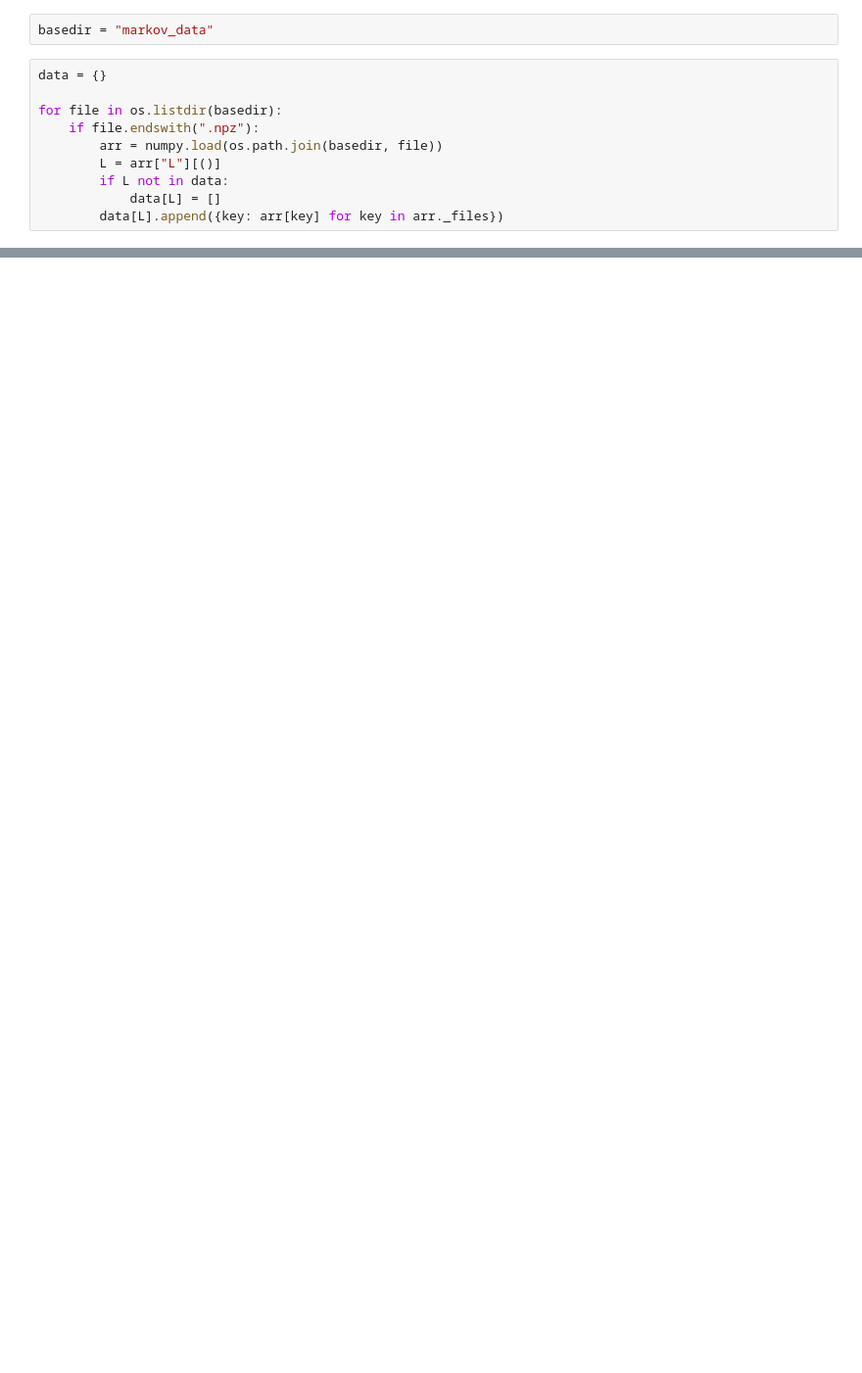
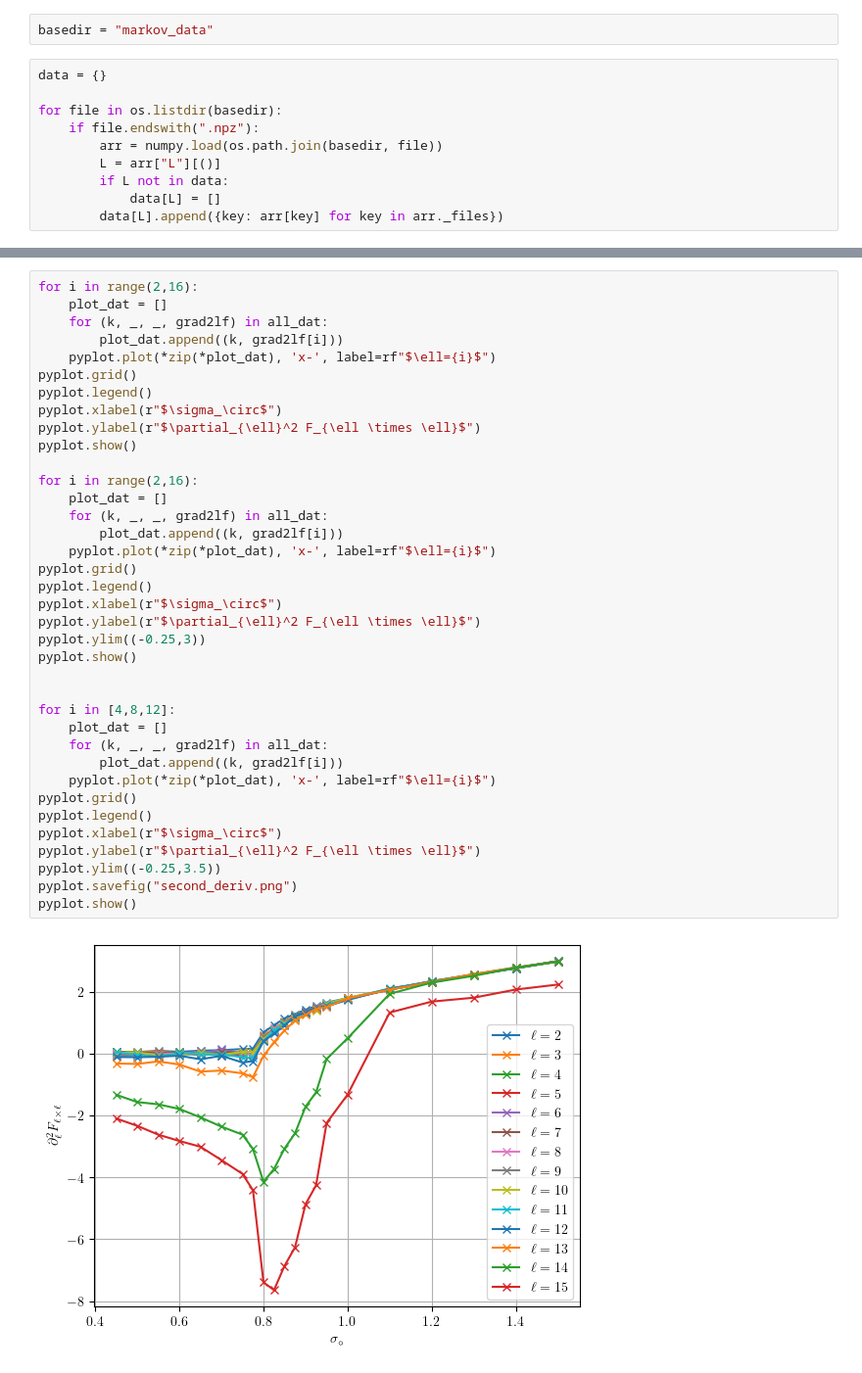
Before and after one commit to Renmusxd/GaugeTheoryRunner, a Jupyter notebook: jupyter/PlotMarkovLoopProbs.ipynb, the cells around one changed output, grey strips where cells are left out. Shown at 98% size. Cells and saved outputs as stored; diff of their text form; blank space fills up the shorter version.

```diff
--- a/jupyter/PlotMarkovLoopProbs.ipynb
+++ b/jupyter/PlotMarkovLoopProbs.ipynb
@@ -119,0 +156,39 @@ pyplot.show()
+# %%
+for i in range(2,16):
+    plot_dat = []
+    for (k, _, _, grad2lf) in all_dat:
+        plot_dat.append((k, grad2lf[i]))
+    pyplot.plot(*zip(*plot_dat), 'x-', label=rf"$\ell={i}$")
+pyplot.grid()
+pyplot.legend()
+pyplot.xlabel(r"$\sigma_\circ$")
+pyplot.ylabel(r"$\partial_{\ell}^2 F_{\ell \times \ell}$")
+pyplot.show()
+
+for i in range(2,16):
+    plot_dat = []
+    for (k, _, _, grad2lf) in all_dat:
+        plot_dat.append((k, grad2lf[i]))
+    pyplot.plot(*zip(*plot_dat), 'x-', label=rf"$\ell={i}$")
+pyplot.grid()
+pyplot.legend()
+pyplot.xlabel(r"$\sigma_\circ$")
+pyplot.ylabel(r"$\partial_{\ell}^2 F_{\ell \times \ell}$")
+pyplot.ylim((-0.25,3))
+pyplot.show()
+
+
+for i in [4,8,12]:
+    plot_dat = []
+    for (k, _, _, grad2lf) in all_dat:
+        plot_dat.append((k, grad2lf[i]))
+    pyplot.plot(*zip(*plot_dat), 'x-', label=rf"$\ell={i}$")
+pyplot.grid()
+pyplot.legend()
+pyplot.xlabel(r"$\sigma_\circ$")
+pyplot.ylabel(r"$\partial_{\ell}^2 F_{\ell \times \ell}$")
+pyplot.ylim((-0.25,3.5))
+pyplot.savefig("second_deriv.png")
+pyplot.show()
+# %% [output]
+[figure, added]
```
Also changed, not shown: parts of 8 cells of this notebook, 6 other files.
